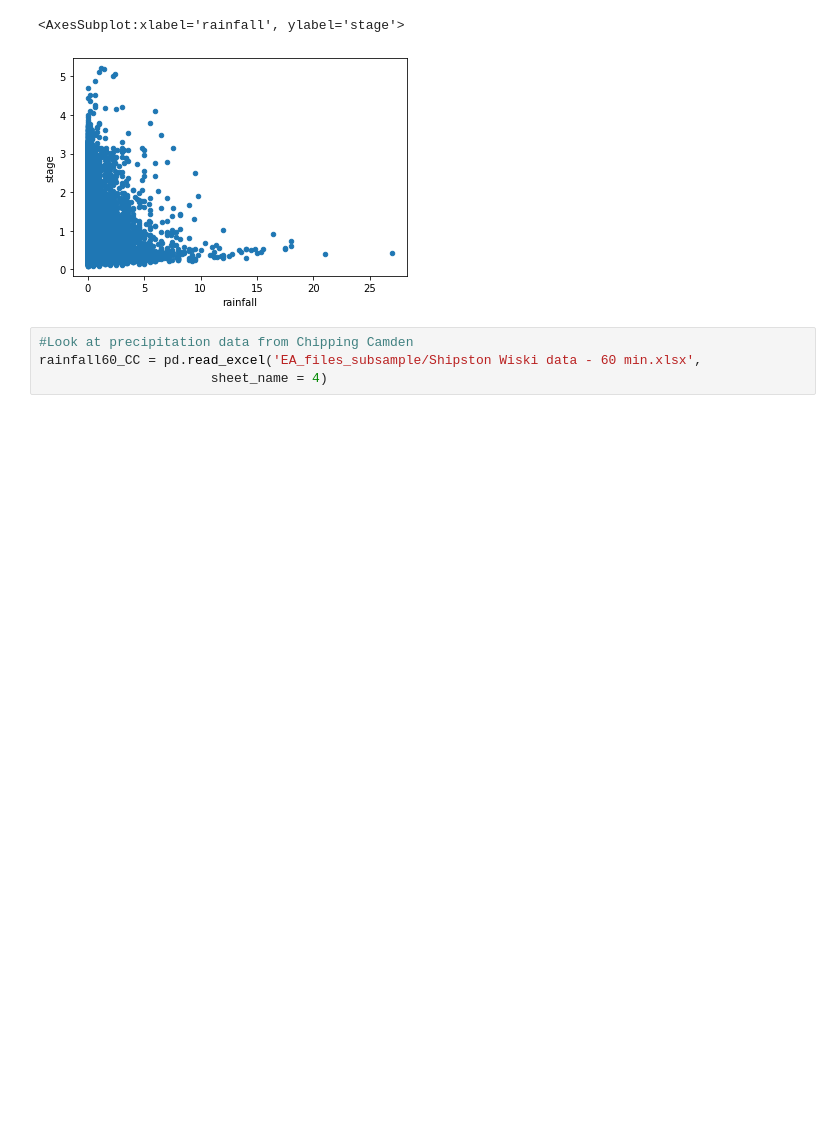
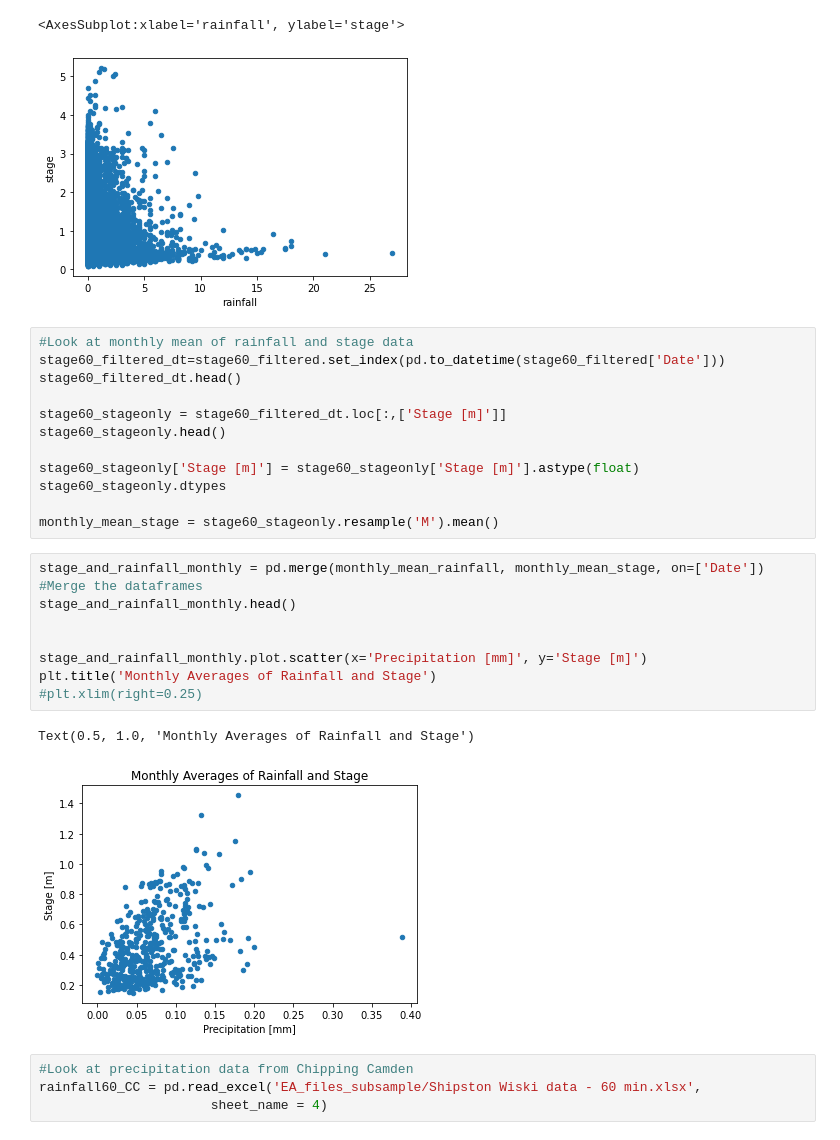
Before and after one commit to ai4er-cdt/flood_risk_shipston, a Jupyter notebook: notebooks/rainfall_data.ipynb, the cells around one changed output. Cells and saved outputs as stored; diff of their text form; blank space fills up the shorter version.

```diff
--- a/notebooks/rainfall_data.ipynb
+++ b/notebooks/rainfall_data.ipynb
@@ -216,6 +195,29 @@ df_rainfall_and_stage_complete.plot.scatter(x='rainfall', y='stage')
 # %% [output]
 <AxesSubplot:xlabel='rainfall', ylabel='stage'>
 [figure]
+# %%
+#Look at monthly mean of rainfall and stage data
+stage60_filtered_dt=stage60_filtered.set_index(pd.to_datetime(stage60_filtered['Date']))
+stage60_filtered_dt.head()
+
+stage60_stageonly = stage60_filtered_dt.loc[:,['Stage [m]']]
+stage60_stageonly.head()
+
+stage60_stageonly['Stage [m]'] = stage60_stageonly['Stage [m]'].astype(float)
+stage60_stageonly.dtypes
+
+monthly_mean_stage = stage60_stageonly.resample('M').mean()
+# %%
+stage_and_rainfall_monthly = pd.merge(monthly_mean_rainfall, monthly_mean_stage, on=['Date']) #Merge the dataframes
+stage_and_rainfall_monthly.head()
+
+
+stage_and_rainfall_monthly.plot.scatter(x='Precipitation [mm]', y='Stage [m]')
+plt.title('Monthly Averages of Rainfall and Stage')
+#plt.xlim(right=0.25)
+# %% [output]
+Text(0.5, 1.0, 'Monthly Averages of Rainfall and Stage')
+[figure, added]
 # %%
 #Look at precipitation data from Chipping Camden
 rainfall60_CC = pd.read_excel('EA_files_subsample/Shipston Wiski data - 60 min.xlsx',
```
Also changed, not shown: parts of 12 cells of this notebook.
